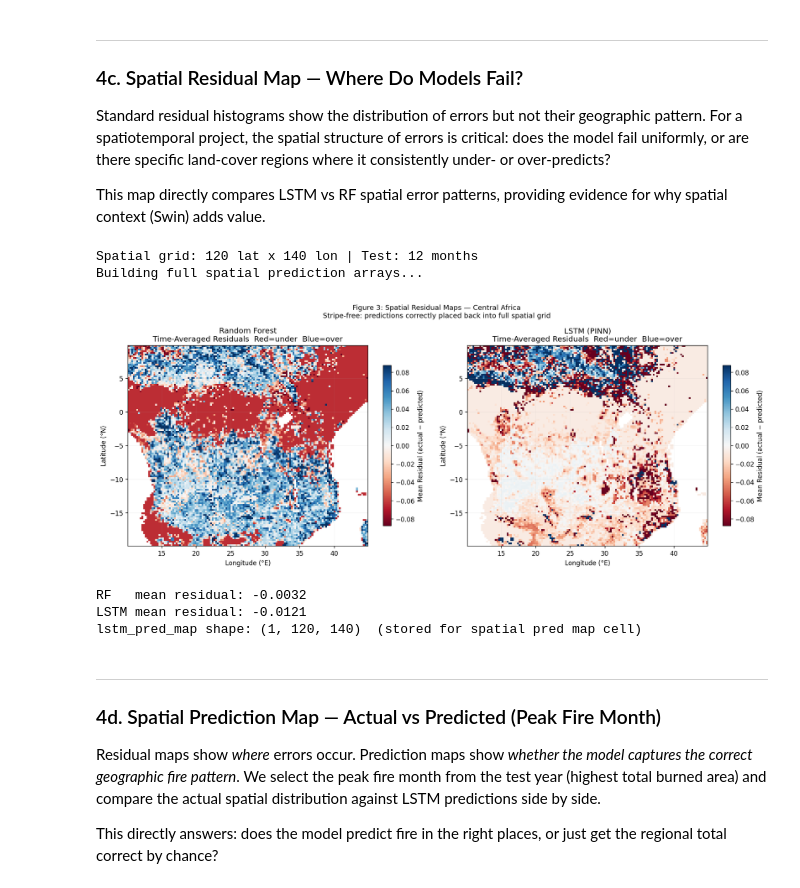
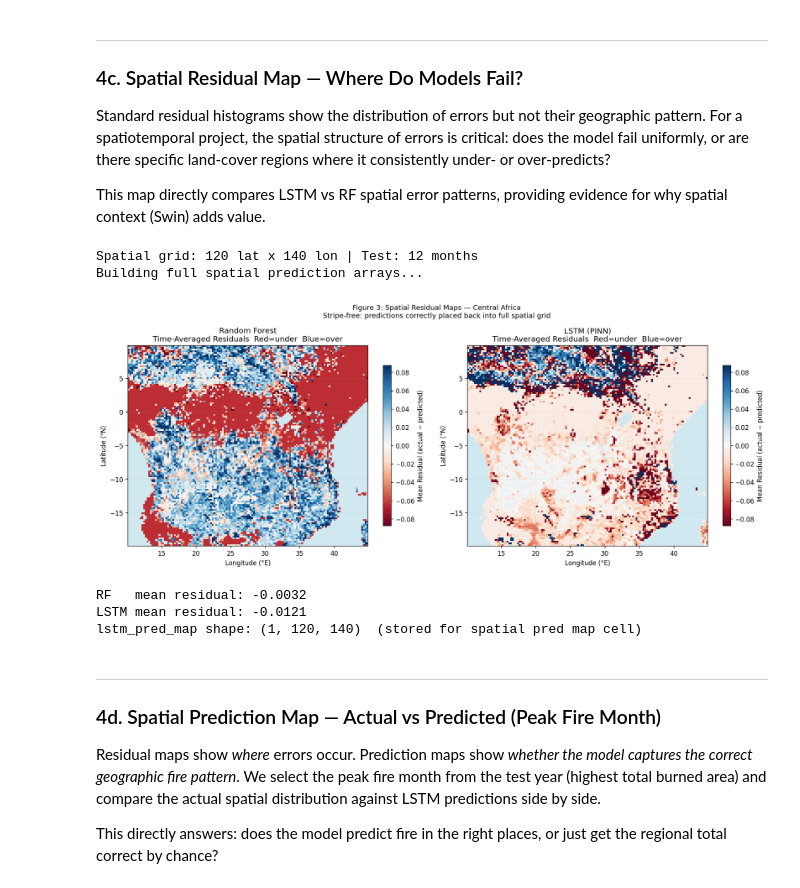
Before and after one commit to IshaqueAli25/Sustainable-Wildfire-Prediction-AI, a Jupyter notebook: 4_Evaluation_and_XAI.ipynb, the cells around one changed output. Drawn from its saved outputs; the diff is of its cells as text; code cells hidden in the pictures.

Commit message:
Fixed graphs in 4 and 5

```diff
--- a/4_Evaluation_and_XAI.ipynb
+++ b/4_Evaluation_and_XAI.ipynb
@@ -686,34 +686,36 @@ lstm_valid_masks_list = lstm_valid_masks  # keep for temporal cell
 
 # Plot
 lat_vals = test_ds.lat.values
 lon_vals = test_ds.lon.values
 vmax = np.nanpercentile(np.abs(rf_resid_mean), 95)
 
 fig, axes = plt.subplots(1, 2, figsize=(15, 6))
 for ax, rmap, title in [(axes[0], rf_resid_mean,   'Random Forest'),
                          (axes[1], lstm_resid_mean, 'LSTM (PINN)')]:
+    rmap_masked = np.ma.masked_invalid(rmap)
+    ax.set_facecolor('#d0e8f0')
     im = ax.imshow(rmap, aspect='auto', origin='upper',
                    extent=[lon_vals.min(), lon_vals.max(), lat_vals.min(), lat_vals.max()],
                    cmap='RdBu', vmin=-vmax, vmax=vmax)
     plt.colorbar(im, ax=ax, label='Mean Residual (actual − predicted)', shrink=0.8)
     ax.set_xlabel('Longitude (°E)'); ax.set_ylabel('Latitude (°N)')
     ax.set_title(f'{title}\nTime-Averaged Residuals  Red=under  Blue=over')
     ax.grid(True, alpha=0.2, linewidth=0.4)
 
 plt.suptitle('Figure 3: Spatial Residual Maps — Central Africa\n'
              'Stripe-free: predictions correctly placed back into full spatial grid',
              fontsize=11)
 plt.tight_layout()
 plt.savefig(os.path.join(FIG_PATH, 'fig_spatial_residual.png'), dpi=150, bbox_inches='tight')
 plt.show()
 
 print(f'RF   mean residual: {np.nanmean(rf_resid_mean):.4f}')
 print(f'LSTM mean residual: {np.nanmean(lstm_resid_mean):.4f}')
 print(f'lstm_pred_map shape: {lstm_pred_map.shape}  (stored for spatial pred map cell)')
 # %% [output]
 Spatial grid: 120 lat x 140 lon | Test: 12 months
 Building full spatial prediction arrays...
-[figure, old version]
+[figure, new version]
 RF   mean residual: -0.0032
 LSTM mean residual: -0.0121
 lstm_pred_map shape: (1, 120, 140)  (stored for spatial pred map cell)
```
Also changed, not shown: parts of 7 cells of this notebook, 2 other files.
